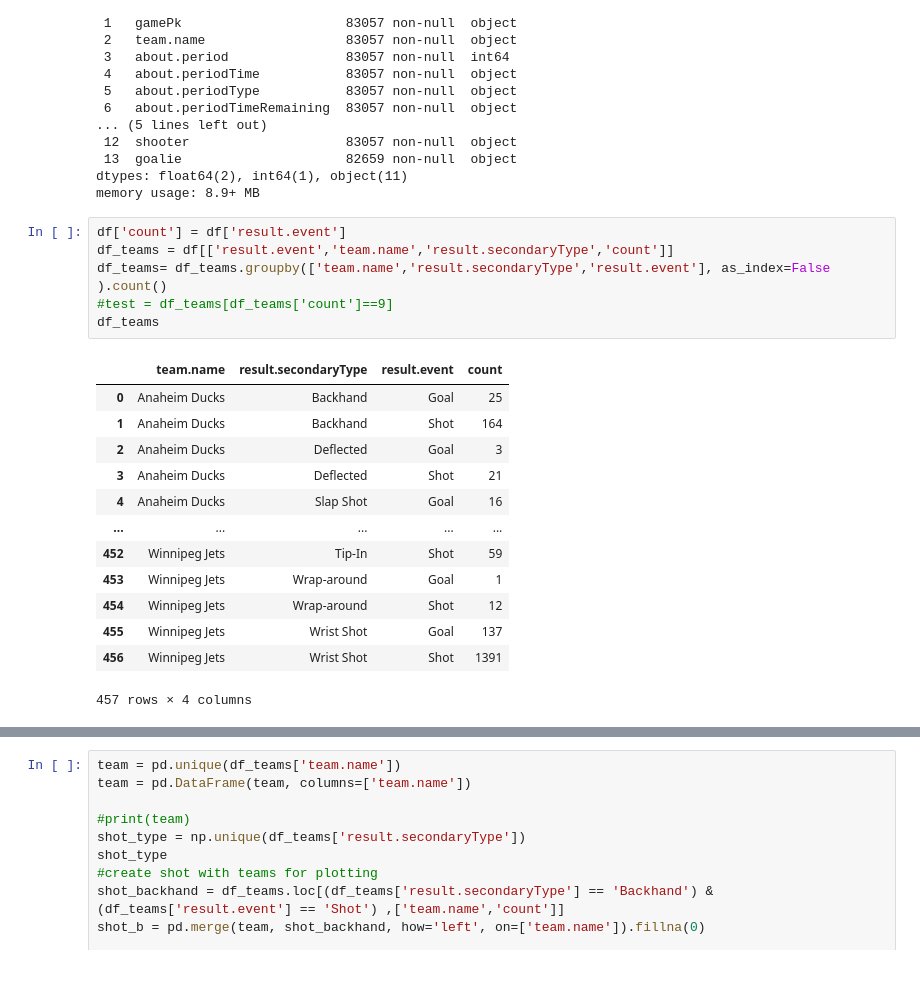
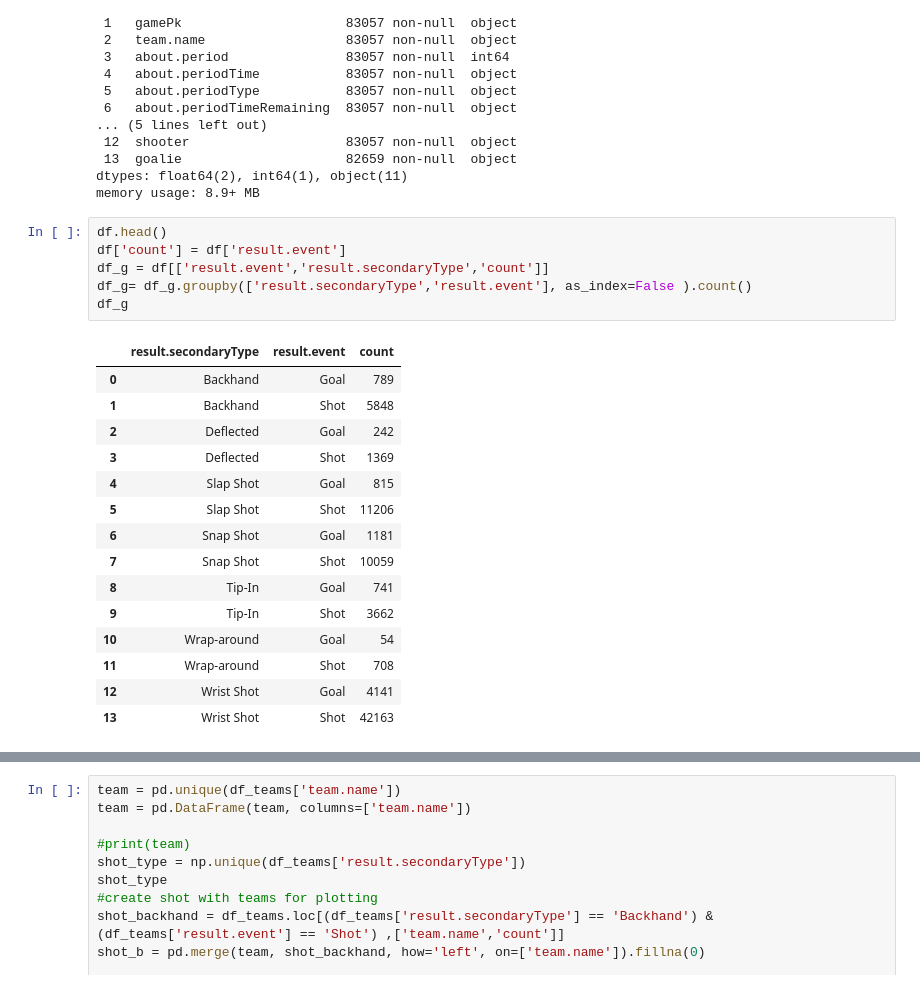
Before and after one commit to M0rph3e/ift6758-project-main, a Jupyter notebook: notebooks/data_visualizations.ipynb, the cells around one changed output, grey strips where cells are left out. Saved outputs shown, nothing was run; the diff lists cells and outputs as text.

```diff
--- a/notebooks/data_visualizations.ipynb
+++ b/notebooks/data_visualizations.ipynb
@@ -53,23 +55,25 @@ Data columns (total 14 columns):
 dtypes: float64(2), int64(1), object(11)
 memory usage: 8.9+ MB
 # %%
+df.head()
 df['count'] = df['result.event']
-df_teams = df[['result.event','team.name','result.secondaryType','count']]
-df_teams= df_teams.groupby(['team.name','result.secondaryType','result.event'], as_index=False ).count()
-#test = df_teams[df_teams['count']==9]
-df_teams
+df_g = df[['result.event','result.secondaryType','count']]
+df_g= df_g.groupby(['result.secondaryType','result.event'], as_index=False ).count()
+df_g
 # %% [output]
-|  | team.name | result.secondaryType | result.event | count |
-| 0 | Anaheim Ducks | Backhand | Goal | 25 |
-| 1 | Anaheim Ducks | Backhand | Shot | 164 |
-| 2 | Anaheim Ducks | Deflected | Goal | 3 |
-| 3 | Anaheim Ducks | Deflected | Shot | 21 |
-| 4 | Anaheim Ducks | Slap Shot | Goal | 16 |
-| ... | ... | ... | ... | ... |
-| 452 | Winnipeg Jets | Tip-In | Shot | 59 |
-| 453 | Winnipeg Jets | Wrap-around | Goal | 1 |
-| 454 | Winnipeg Jets | Wrap-around | Shot | 12 |
-| 455 | Winnipeg Jets | Wrist Shot | Goal | 137 |
-| 456 | Winnipeg Jets | Wrist Shot | Shot | 1391 |
+|  | result.secondaryType | result.event | count |
+| 0 | Backhand | Goal | 789 |
+| 1 | Backhand | Shot | 5848 |
+| 2 | Deflected | Goal | 242 |
+| 3 | Deflected | Shot | 1369 |
+| 4 | Slap Shot | Goal | 815 |
+| 5 | Slap Shot | Shot | 11206 |
+| 6 | Snap Shot | Goal | 1181 |
+| 7 | Snap Shot | Shot | 10059 |
+| 8 | Tip-In | Goal | 741 |
+| 9 | Tip-In | Shot | 3662 |
+| 10 | Wrap-around | Goal | 54 |
+| 11 | Wrap-around | Shot | 708 |
+| 12 | Wrist Shot | Goal | 4141 |
+| 13 | Wrist Shot | Shot | 42163 |
-457 rows × 4 columns
 # %%
```
Also changed, not shown: parts of 12 cells of this notebook.
